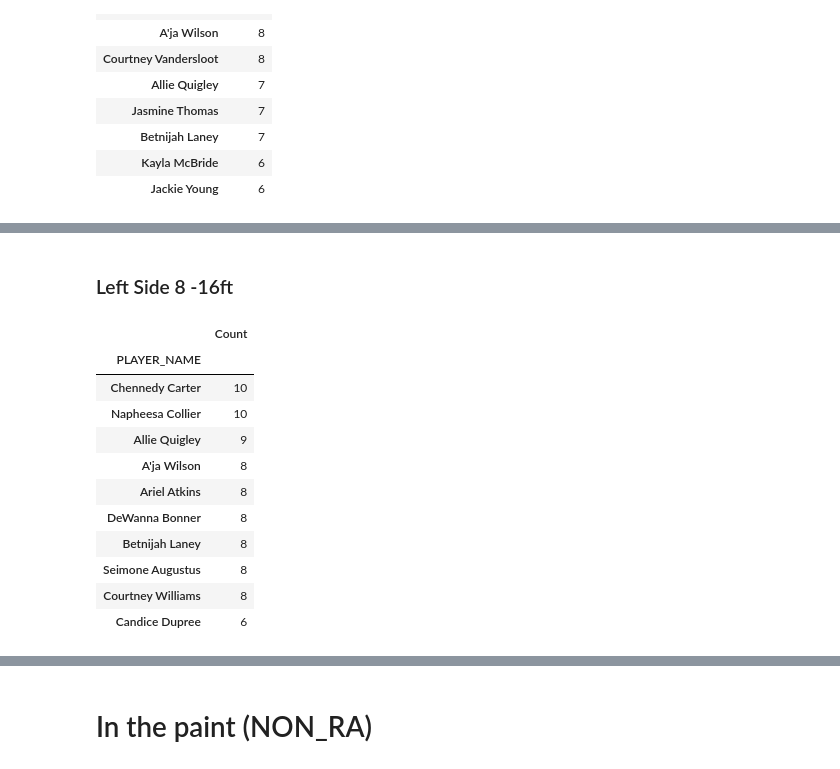
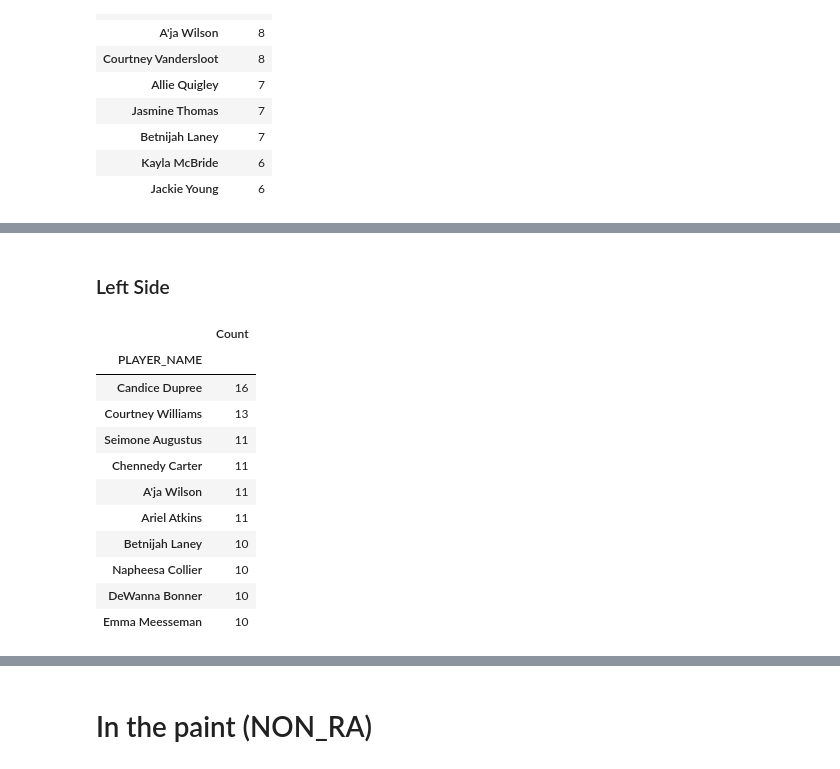
Before and after one commit to stewart-lacy/WNBA, a Jupyter notebook: WNBA_Shooting_2020.ipynb, the cells around one changed output, grey strips where cells are left out. Cells and saved outputs as stored; diff of their text form; code cells hidden in the pictures.

```diff
--- a/WNBA_Shooting_2020.ipynb
+++ b/WNBA_Shooting_2020.ipynb
@@ -292,20 +228,20 @@ Courtney_Williams_made_3
 | 7720 | Courtney Williams | Mid-Range | Right Side Center(RC) | 16-24 ft. | 17 | 122 | 127 | ... |
 | 7727 | Courtney Williams | Mid-Range | Right Side Center(RC) | 16-24 ft. | 20 | 150 | 133 | ... |
 # %% [markdown]
-### Left Side 8 -16ft
+### Left Side
 # %%
-Mid_Range_LS_8to16=Mid_Range.loc[Mid_Range['SHOT_ZONE_AREA'] == 'Left Side(L)']
-Mid_Range_LS_8to16.loc[Mid_Range_LS_8to16['SHOT_ZONE_RANGE']=='8-16 ft.'].groupby(by='PLAYER_NAME').sum()['Count'].sort_values(ascending=False).to_frame().head(10)
+Mid_Range_LS=Mid_Range.loc[Mid_Range['SHOT_ZONE_AREA'] == 'Left Side(L)']
+Mid_Range_LS.groupby(by='PLAYER_NAME').sum()['Count'].sort_values(ascending=False).to_frame().head(10)
 # %% [output]
 |  | Count |
 | PLAYER_NAME |  |
-| Chennedy Carter | 10 |
+| Candice Dupree | 16 |
+| Courtney Williams | 13 |
+| Seimone Augustus | 11 |
+| Chennedy Carter | 11 |
+| A'ja Wilson | 11 |
+| Ariel Atkins | 11 |
+| Betnijah Laney | 10 |
 | Napheesa Collier | 10 |
-| Allie Quigley | 9 |
-| A'ja Wilson | 8 |
-| Ariel Atkins | 8 |
-| DeWanna Bonner | 8 |
-| Betnijah Laney | 8 |
-| Seimone Augustus | 8 |
-| Courtney Williams | 8 |
-| Candice Dupree | 6 |
+| DeWanna Bonner | 10 |
+| Emma Meesseman | 10 |
```
Also changed, not shown: parts of 68 cells of this notebook, 1 other file.
